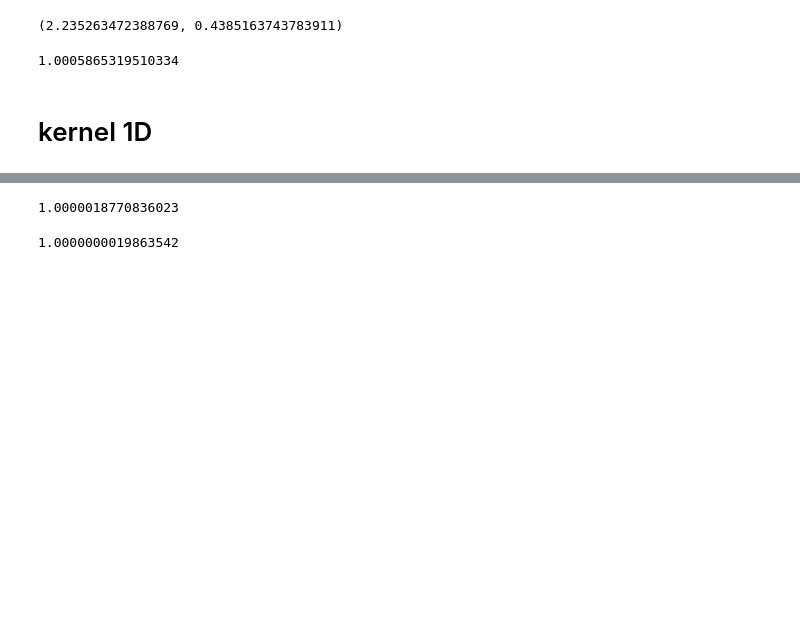
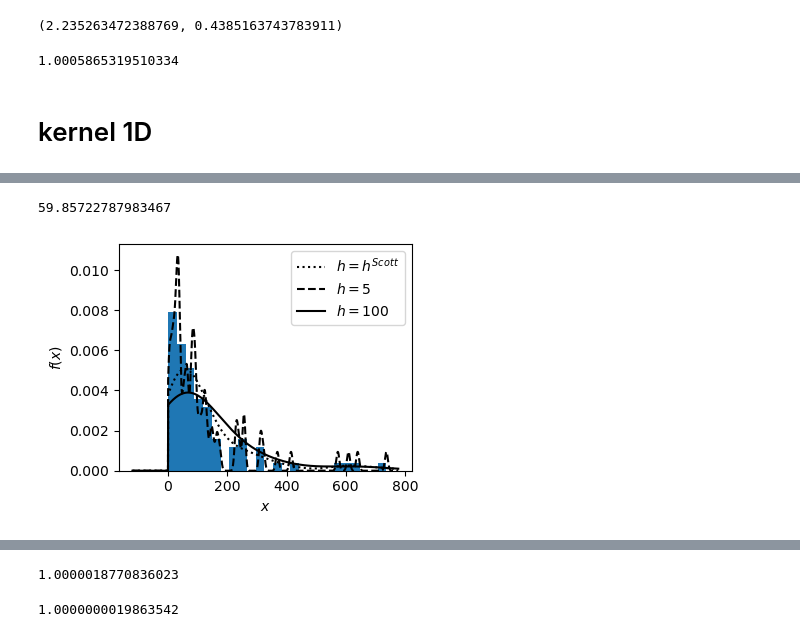
Before and after one commit to jonasbruhub/Analysis-of-Production-flow-systems-with-focus-on-industry, a Jupyter notebook: Simulations and code/MI computation - suicide example.ipynb, the cells around one changed output, grey strips where cells are left out. Saved outputs shown, nothing was run; the diff lists cells and outputs as text; code cells hidden in the pictures; blank space fills up the shorter version.

```diff
--- a/Simulations and code/MI computation - suicide example.ipynb
+++ b/Simulations and code/MI computation - suicide example.ipynb
@@ -103,0 +134,45 @@ scipy.integrate.quad(lambda x : kern(x), 0, 1)
+# %%
+xx = np.linspace(-120,X.max()+40,10000)
+
+dx = xx[1] - xx[0]
+
+n = X.__len__()
+
+
+fig, ax = plt.subplots(1,1, figsize = (4,3))
+ax.hist(X,density = True,bins = 25)
+
+h = n**(-1/5) * X.var()**0.5
+print(h)
+kde = gaussian_kde(X, h / X.var()**0.5)
+c = scipy.integrate.quad(lambda x : kde(x), 0, np.inf)[0]
+ax.plot(xx,kde(xx) / c * (xx > 0), label=r"$h = h^{Scott}$",color = "black", linestyle="dotted")
+# h = 0.05434782608695652
+
+
+h = 5
+kde = gaussian_kde(X, h / X.var()**0.5)
+c = scipy.integrate.quad(lambda x : kde(x), 0, np.inf, limit = 200)[0]
+ax.plot(xx,kde(xx)/c * (xx > 0), label=r"$h = $" + f"{h}",color = "black", linestyle="--")
+# plt.plot(xx,kern(xx))
+
+h = 100
+kde = gaussian_kde(X, h / X.var()**0.5)
+c = scipy.integrate.quad(lambda x : kde(x), 0, np.inf)[0]
+ax.plot(xx,kde(xx)/c * (xx > 0), label=r"$h = $" + f"{h}",color = "black", linestyle="-")
+
+
+ax.legend()
+ax.set_xlabel(r"$x$")
+ax.set_ylabel(r"$f\left(x\right)$")
+fig.tight_layout()
+
+
+# plt.savefig(figures_path + "MI estimation/suicide data example - rescaled.pdf", bbox_inches='tight')
+# plt.savefig(figures_path + "MI estimation/suicide data example - rescaled.png", bbox_inches='tight')
+
+
+# plt.scatter(X,np.random.random(X.shape) * kern(X), color = 'r', marker = "*", s = 5)
+# %% [output]
+59.85722787983467
+[figure, added]
```
Also changed, not shown: parts of 17 cells of this notebook, 24 other files.
